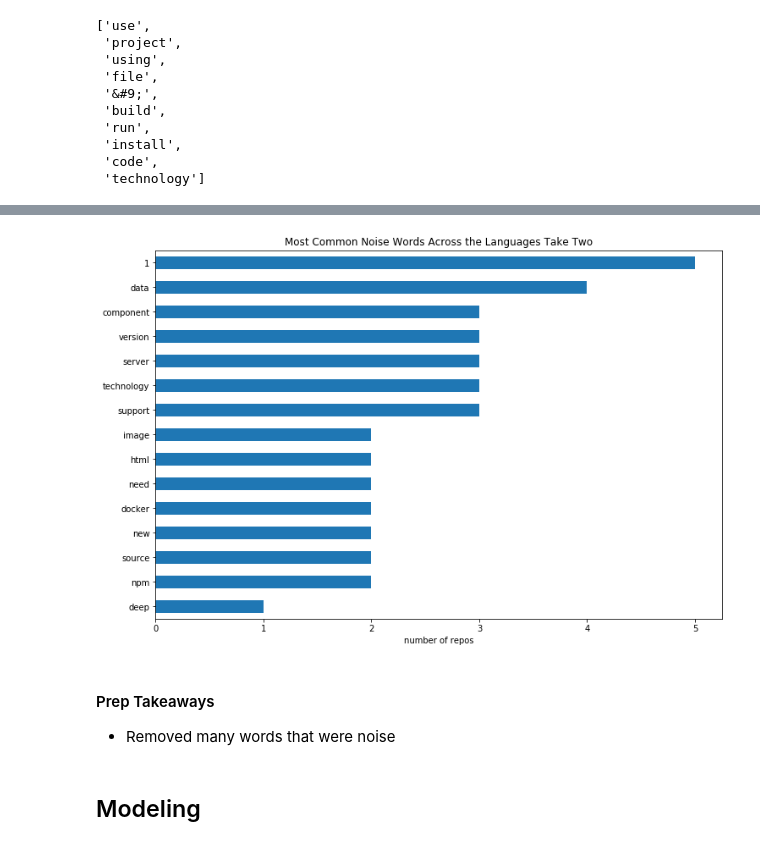
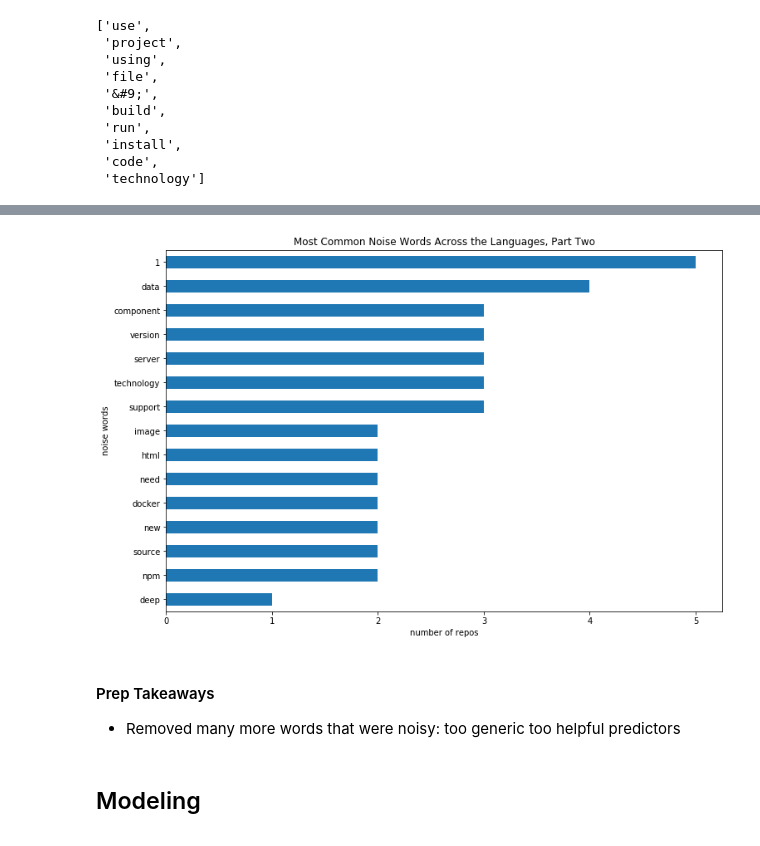
Before and after one commit to QuantumKane/nlp_project, a Jupyter notebook: nlp_project_presentation.ipynb, the cells around one changed output, grey strips where cells are left out. Drawn from its saved outputs; the diff is of its cells as text; code cells hidden in the pictures.

```diff
--- a/nlp_project_presentation.ipynb
+++ b/nlp_project_presentation.ipynb
@@ -297,7 +368,7 @@ top_20_words2.columns = ['js_words', 'html_words']
 
 # Add columns of top 20 words for each language
 top_20_words2['python_words'] = pd.Series(python_words.split()).value_counts().head(20)
-top_20_words2['java'] = pd.Series(java_words.split()).value_counts().head(20)
+top_20_words2['java_words'] = pd.Series(java_words.split()).value_counts().head(20)
 top_20_words2['c_words'] = pd.Series(c_words.split()).value_counts().head(20)
 top_20_words2['c_plus_words'] = pd.Series(c_plus_words.split()).value_counts().head(20)
 top_20_words2['c_sharp_words'] = pd.Series(c_sharp_words.split()).value_counts().head(20)
@@ -324,16 +395,17 @@ top_20_words2.sort_values('languages_with_word', ascending=False).head(10)
 # %%
 # Plot the words that appear in the most repos to find noise that can be removed
 
 plt.figure(figsize=(12, 8))
 
 top_20_words2.languages_with_word.sort_values(ascending=False).head(15).plot(kind='barh')
 plt.gca().invert_yaxis()
 
+plt.ylabel('noise words')
 plt.xlabel('number of repos')
 plt.title('Most Common Noise Words Across the Languages, Part Two')
 plt.show()
 # %% [output]
-[figure, old version]
+[figure, new version]
 # %%
 # Remove a few more words that appear to be noise and move on
 
@@ -341,7 +413,7 @@ extra_words = ['1', 'data', 'make', 'version', 'server', 'technology', 'support'
 df = remove_stopwords(df, 'clean_lemmatized', extra_words = extra_words)
 # %% [markdown]
 #### Prep Takeaways
-- Removed many words that were noise
+- Removed many more words that were noisy: too generic too helpful predictors
 # %% [markdown]
 ## Modeling
 # %%
```
Also changed, not shown: parts of 32 cells of this notebook.
